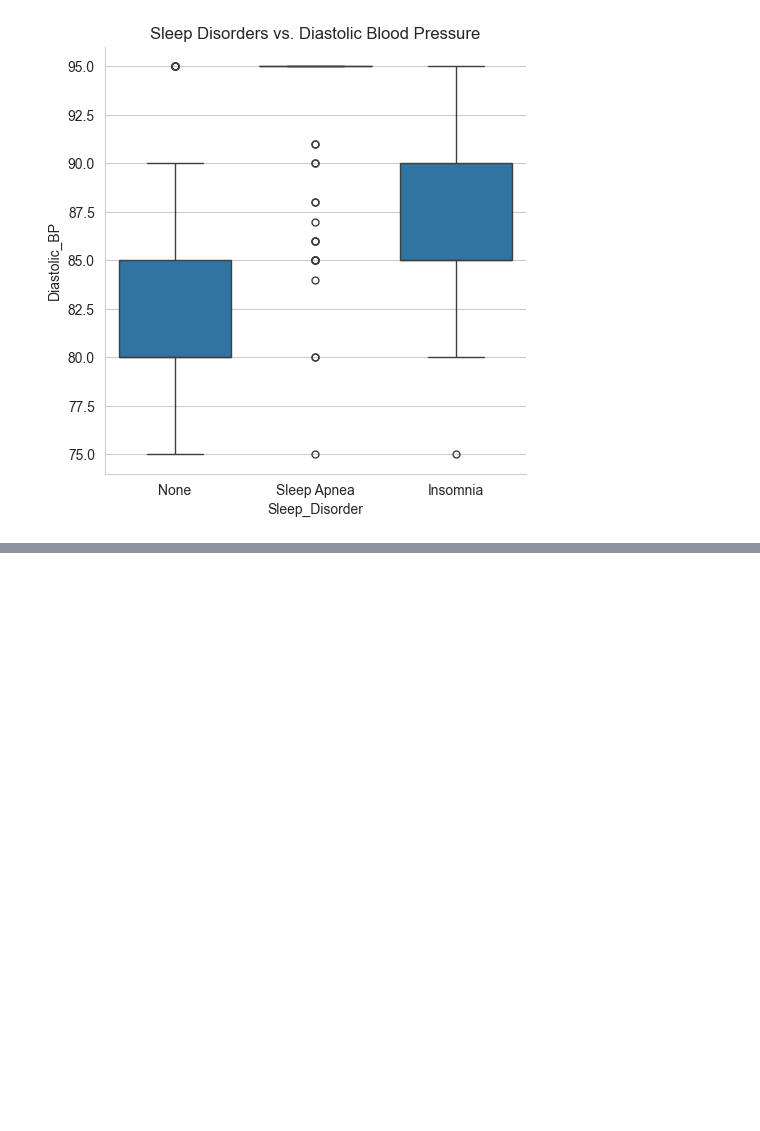
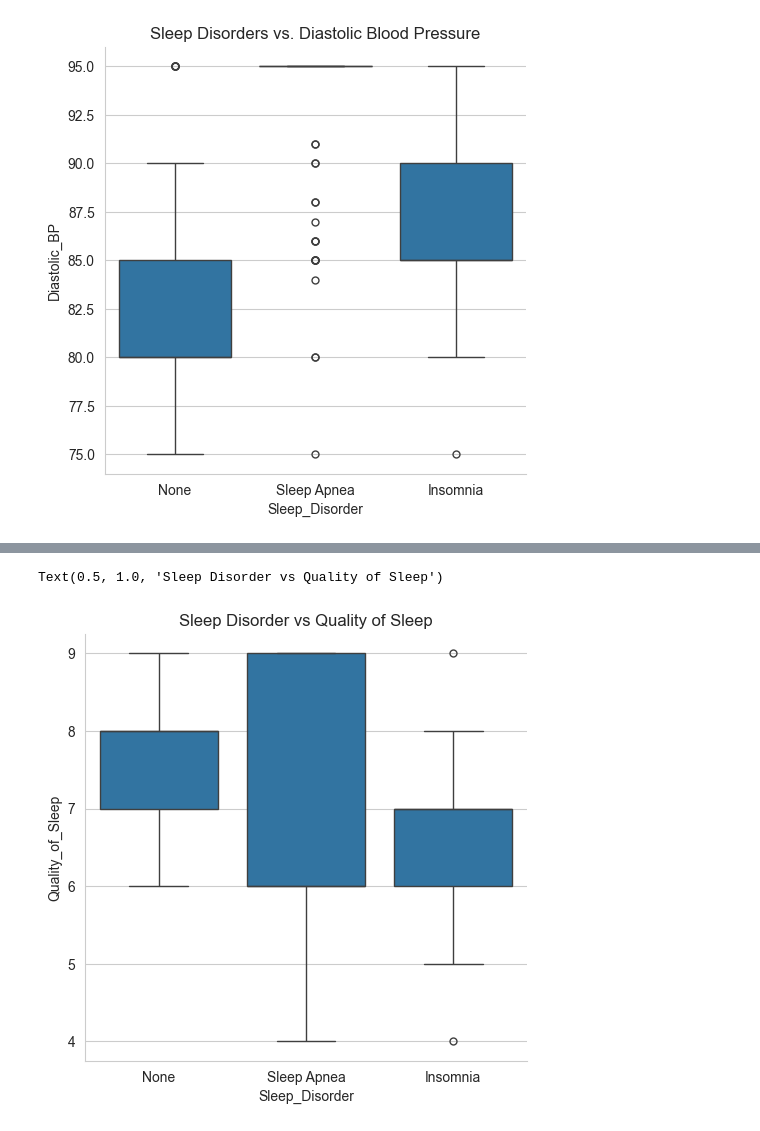
Before and after one commit to yorozc/sleep-health-lifestyle-analysis, a Jupyter notebook: notebooks/eda.ipynb, the cells around one changed output, grey strips where cells are left out. Saved outputs shown, nothing was run; the diff lists cells and outputs as text; code cells hidden in the pictures; blank space fills up the shorter version.

```diff
--- a/notebooks/eda.ipynb
+++ b/notebooks/eda.ipynb
@@ -262,0 +309,7 @@ Text(0.5, 1.0, 'Sleep Disorders vs. Diastolic Blood Pressure')
+# %%
+# Sleep disorders vs. Quality of sleep
+sns.catplot(data=df, kind='box', x='Sleep_Disorder', y='Quality_of_Sleep')
+plt.title('Sleep Disorder vs Quality of Sleep')
+# %% [output]
+Text(0.5, 1.0, 'Sleep Disorder vs Quality of Sleep')
+[figure, added]
```
Also changed, not shown: parts of 12 cells of this notebook, 2 other files.
